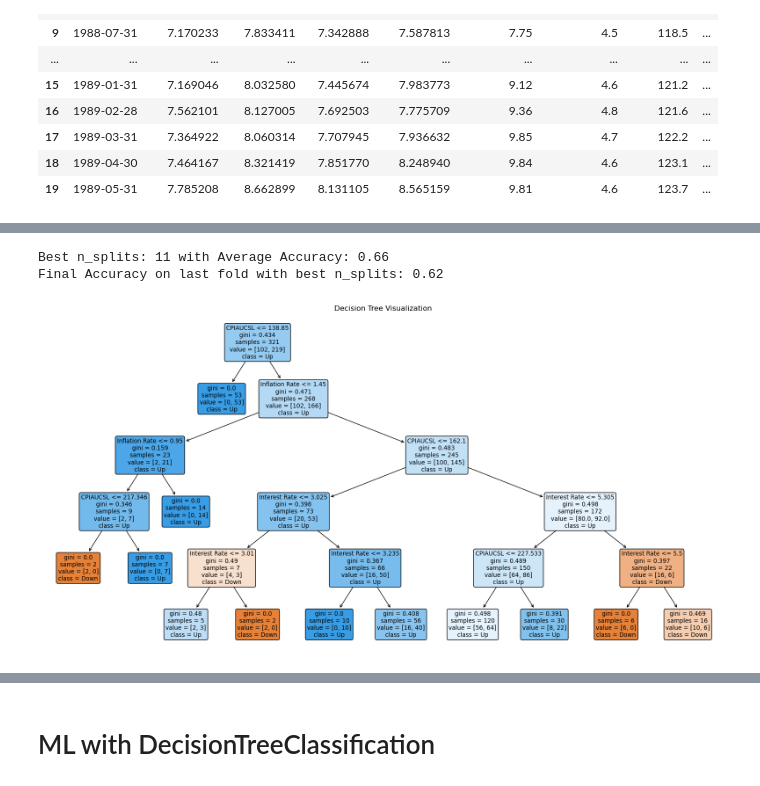
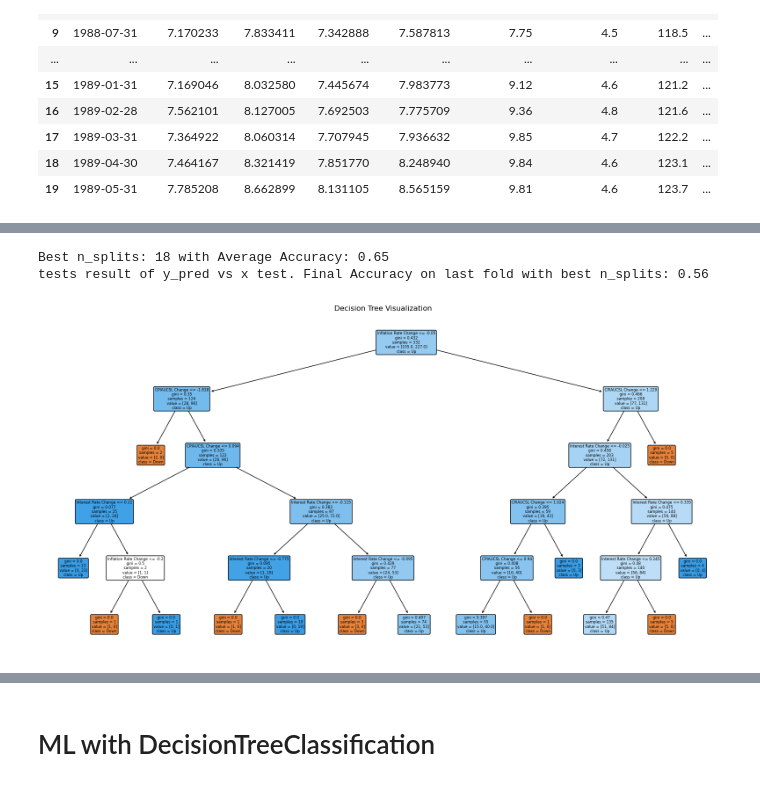
Before and after one commit to badranyoussef/bi-exam-project-stock, a Jupyter notebook: notebooks/resample_of_frequency.ipynb, the cells around one changed output, grey strips where cells are left out. Saved outputs shown, nothing was run; the diff lists cells and outputs as text; code cells hidden in the pictures.

Commit message:
model training

```diff
--- a/notebooks/resample_of_frequency.ipynb
+++ b/notebooks/resample_of_frequency.ipynb
@@ -468,15 +470,19 @@ from sklearn.tree import DecisionTreeClassifier
 from sklearn.metrics import accuracy_score
 import matplotlib.pyplot as plt
 from sklearn.tree import plot_tree
-import seaborn as sns
 import numpy as np
 
 # Kolonner, der ikke skal bruges i modellen
-columns_to_drop_sp500 = ['Date', 'Open SP500', 'High SP500', 'Low SP500', 'Close SP500',
-                         'Open RUSSELL2000', 'High RUSSELL2000', 'Low RUSSELL2000', 'Close RUSSELL2000',
-                         'Volume RUSSELL2000', 'OPEN_CLOSE_CHANGE_ABB_SP500',
-                         'OPEN_CLOSE_CHANGE_ABB_RUSSELL2000', 'SP500_Flagged', 'Russell2000_Flagged',
-                         'Next_Month_SP500', 'Next_Month_Russell2000']
+columns_to_drop_sp500 = ['Date', 'Open SP500',
+       'High SP500', 'Low SP500',
+       'Close SP500',
+       'Interest Rate', 'Inflation Rate', 'CPIAUCSL',
+       'Open RUSSELL2000', 'High RUSSELL2000', 'Low RUSSELL2000', 'Close RUSSELL2000',
+       'Volume RUSSELL2000', 'OPEN_CLOSE_CHANGE_ABB_SP500',
+       'OPEN_CLOSE_CHANGE_ABB_RUSSELL2000', 'SP500_Flagged',
+       'Russell2000_Flagged', 'Next_Month_SP500', 'Next_Month_Russell2000',
+       #'Interest Rate Change', 'Inflation Rate Change', 'CPIAUCSL Change'
+       ]
 
 # Fjern irrelevante kolonner og angiv den afhængige variabel
 X = df_monthly_test.drop(columns=columns_to_drop_sp500)
@@ -493,7 +499,7 @@ for n_splits in range(2, 20):  # Testing from 2 to 10 splits
     tscv = TimeSeriesSplit(n_splits=n_splits)
 
     # Initialiser Decision Tree-modellen
-    dt_model = DecisionTreeClassifier(max_depth=5, random_state=42)
+    dt_model_makro = DecisionTreeClassifier(max_depth=5, random_state=42)
 
     # For at gemme resultater
     accuracies = []
@@ -504,10 +510,10 @@ for n_splits in range(2, 20):  # Testing from 2 to 10 splits
         y_train, y_test = y.iloc[train_index], y.iloc[test_index]
 
         # Træn modellen
-        dt_model.fit(X_train, y_train)
+        dt_model_makro.fit(X_train, y_train)
 
         # Forudsige på testdata
-        y_pred = dt_model.predict(X_test)
+        y_pred = dt_model_makro.predict(X_test)
 
         # Evaluer modellen
         accuracy = accuracy_score(y_test, y_pred)
@@ -518,38 +524,38 @@ for n_splits in range(2, 20):  # Testing from 2 to 10 splits
     average_accuracy = np.mean(accuracies)
     results[n_splits] = average_accuracy
 
     # Opdater den bedste n_splits, hvis den nuværende er bedre
     if average_accuracy > best_accuracy:
         best_accuracy = average_accuracy
         best_n_splits = n_splits
 
 # Udskriv resultaterne
 print(f"Best n_splits: {best_n_splits} with Average Accuracy: {best_accuracy:.2f}")
 
 # Endelig træning med den bedste n_splits
 tscv = TimeSeriesSplit(n_splits=best_n_splits)
-dt_model = DecisionTreeClassifier(max_depth=5, random_state=42)
+dt_model_makro = DecisionTreeClassifier(max_depth=5, random_state=42)
 
 for train_index, test_index in tscv.split(X):
     X_train, X_test = X.iloc[train_index], X.iloc[test_index]
     y_train, y_test = y.iloc[train_index], y.iloc[test_index]
 
     # Træn modellen
-    dt_model.fit(X_train, y_train)
+    dt_model_makro.fit(X_train, y_train)
 
     # Forudsige på testdata
-    y_pred = dt_model.predict(X_test)
+    y_pred = dt_model_makro.predict(X_test)
 
 # Udfør den endelige evaluering
 accuracy = accuracy_score(y_test, y_pred)
-print(f"Final Accuracy on last fold with best n_splits: {accuracy:.2f}")
+print(f"tests result of y_pred vs x test. Final Accuracy on last fold with best n_splits: {accuracy:.2f}")
 
 # Visualisér Decision Tree
 plt.figure(figsize=(20,10))
-plot_tree(dt_model, feature_names=X.columns, class_names=['Down', 'Up'], filled=True, rounded=True)
+plot_tree(dt_model_makro, feature_names=X.columns, class_names=['Down', 'Up'], filled=True, rounded=True)
 plt.title('Decision Tree Visualization')
 plt.show()
 # %% [output]
-Best n_splits: 11 with Average Accuracy: 0.66
-Final Accuracy on last fold with best n_splits: 0.62
+Best n_splits: 18 with Average Accuracy: 0.65
+tests result of y_pred vs x test. Final Accuracy on last fold with best n_splits: 0.56
-[figure, old version]
+[figure, new version]
```
Also changed, not shown: parts of 21 cells of this notebook, 2 other files.
